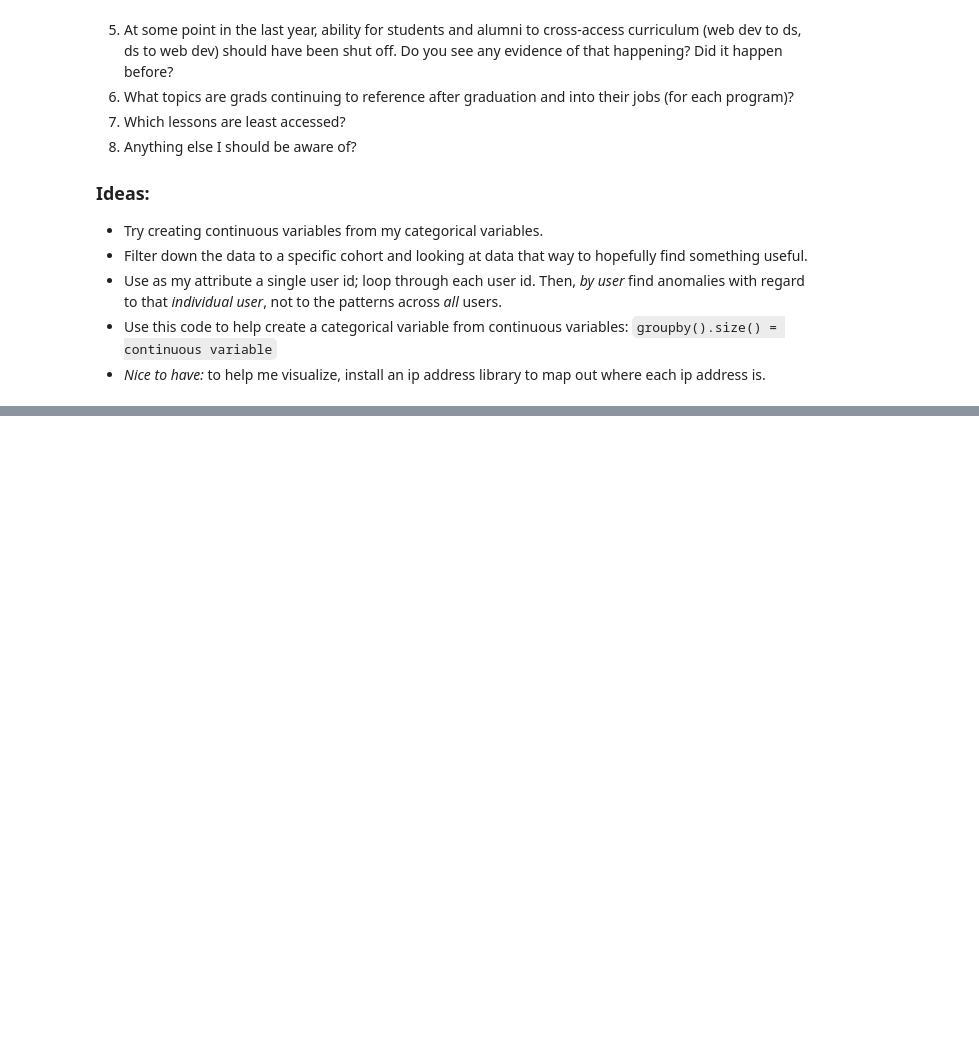
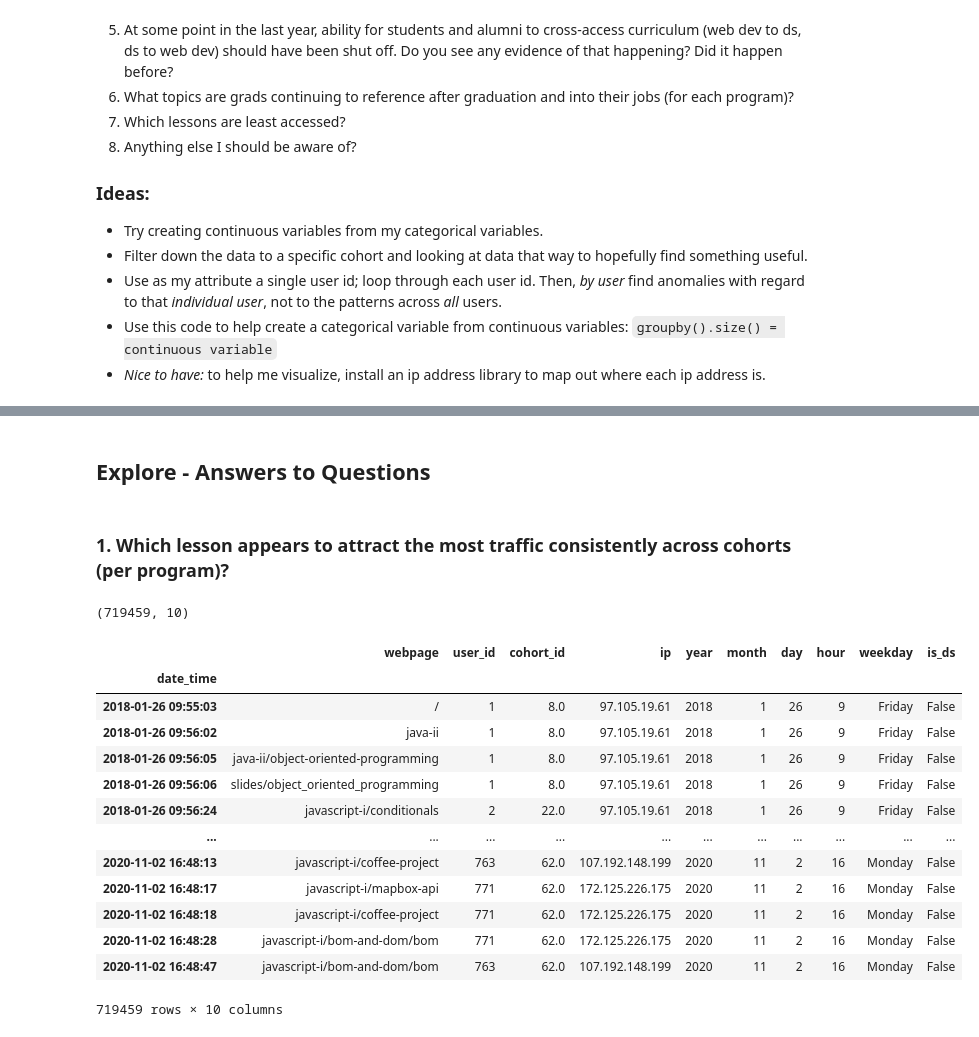
Before and after one commit to lukewbecker/time-series-project, a Jupyter notebook: time_series_project.ipynb, the cells around one changed output, grey strips where cells are left out. Saved outputs shown, nothing was run; the diff lists cells and outputs as text; code cells hidden in the pictures; blank space fills up the shorter version.

Commit message:
end of monday updates

```diff
--- a/time_series_project.ipynb
+++ b/time_series_project.ipynb
@@ -112,9 +112,3 @@ Data columns (total 6 columns):
  5   ip         719459 non-null  object
 dtypes: float64(1), int64(1), object(4)
 memory usage: 32.9+ MB
-# %%
-# I need to combine the date and timestamp into one column and make it a datetime dtype.
-
-df['date_time'] = df['date'] + " " + df["timestamp"]
-df['date_time'] = pd.to_datetime(df.date_time)
-df.i
@@ -120,0 +155,3 @@ df.i
+# %%
+df = prepare.prep_web_project(df)
+df.shape
@@ -120,0 +221,2 @@ df.i
+# %%
+df['is_ds'] = df.cohort_id.isin([30, 34, 55, 59])
@@ -120,0 +250,27 @@ df.i
+# %% [markdown]
+## Explore - Answers to Questions
+# %% [markdown]
+### 1. Which lesson appears to attract the most traffic consistently across cohorts (per program)?
+# %%
+df2 = df.copy()
+df2.shape
+# %% [output]
+(719459, 10)
+# %%
+# df2 = df2.resample("D").sum()
+df2
+# %% [output]
+|  | webpage | user_id | cohort_id | ip | year | month | day | hour | weekday | is_ds |
+| date_time |  |  |  |  |  |  |  |  |  |  |
+| 2018-01-26 09:55:03 | / | 1 | 8.0 | 97.105.19.61 | 2018 | 1 | 26 | 9 | Friday | False |
+| 2018-01-26 09:56:02 | java-ii | 1 | 8.0 | 97.105.19.61 | 2018 | 1 | 26 | 9 | Friday | False |
+| 2018-01-26 09:56:05 | java-ii/object-oriented-programming | 1 | 8.0 | 97.105.19.61 | 2018 | 1 | 26 | 9 | Friday | False |
+| 2018-01-26 09:56:06 | slides/object_oriented_programming | 1 | 8.0 | 97.105.19.61 | 2018 | 1 | 26 | 9 | Friday | False |
+| 2018-01-26 09:56:24 | javascript-i/conditionals | 2 | 22.0 | 97.105.19.61 | 2018 | 1 | 26 | 9 | Friday | False |
+| ... | ... | ... | ... | ... | ... | ... | ... | ... | ... | ... |
+| 2020-11-02 16:48:13 | javascript-i/coffee-project | 763 | 62.0 | 107.192.148.199 | 2020 | 11 | 2 | 16 | Monday | False |
+| 2020-11-02 16:48:17 | javascript-i/mapbox-api | 771 | 62.0 | 172.125.226.175 | 2020 | 11 | 2 | 16 | Monday | False |
+| 2020-11-02 16:48:18 | javascript-i/coffee-project | 771 | 62.0 | 172.125.226.175 | 2020 | 11 | 2 | 16 | Monday | False |
+| 2020-11-02 16:48:28 | javascript-i/bom-and-dom/bom | 771 | 62.0 | 172.125.226.175 | 2020 | 11 | 2 | 16 | Monday | False |
+| 2020-11-02 16:48:47 | javascript-i/bom-and-dom/bom | 763 | 62.0 | 107.192.148.199 | 2020 | 11 | 2 | 16 | Monday | False |
+719459 rows × 10 columns
```
Also changed, not shown: parts of 47 cells of this notebook, 2 other files.
